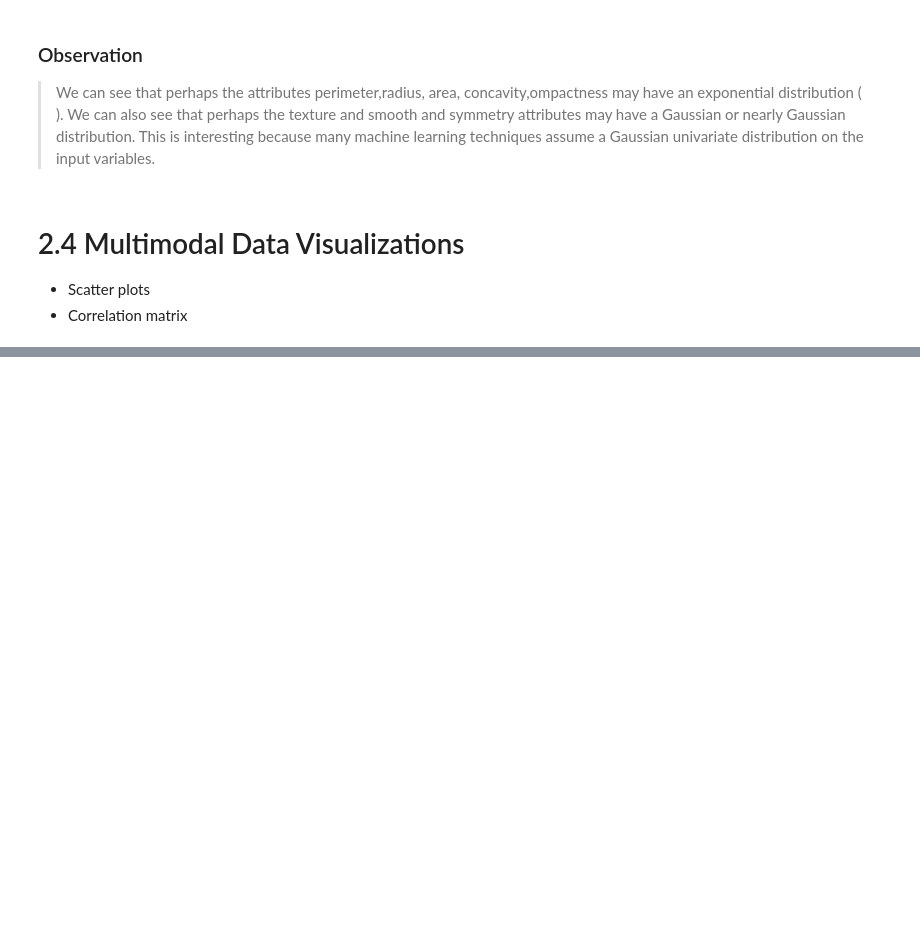
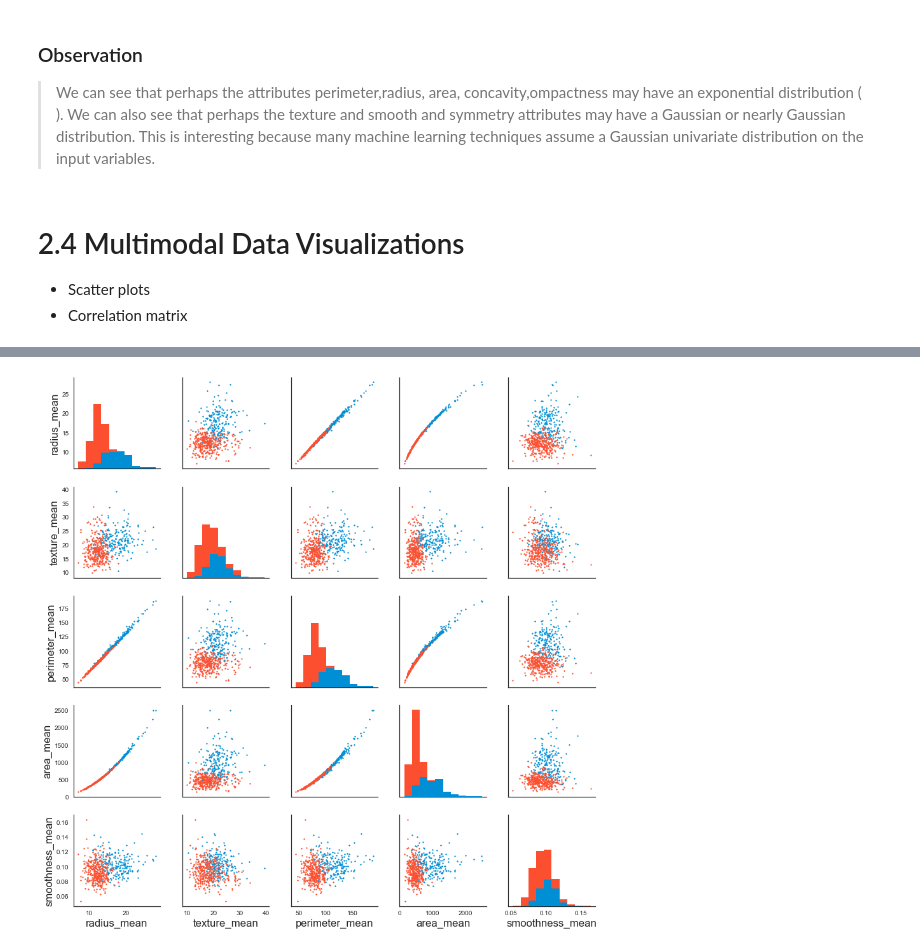
Before and after one commit to Jean-njoroge/Breast-cancer-risk-prediction, a Jupyter notebook: NB2_ExploratoryDataAnalysis.ipynb, the cells around one changed output, grey strips where cells are left out. Cells and saved outputs as stored; diff of their text form; code cells hidden in the pictures; blank space fills up the shorter version.

```diff
--- a/NB2_ExploratoryDataAnalysis.ipynb
+++ b/NB2_ExploratoryDataAnalysis.ipynb
@@ -277,0 +250,12 @@ ycorr.xycor.plot(kind='line', table=False, legend=True, use_index=True,label=Tru
+# %%
+
+plt.style.use('fivethirtyeight')
+sns.set_style("white")
+
+data = pd.read_csv('data/clean-data.csv', index_col=False)
+g = sns.PairGrid(data[[data.columns[1],data.columns[2],data.columns[3],
+                     data.columns[4], data.columns[5],data.columns[6]]],hue='diagnosis')
+g = g.map_diag(plt.hist)
+g = g.map_offdiag(plt.scatter, s = 3)
+# %% [output]
+[figure, added]
```
Also changed, not shown: parts of 22 cells of this notebook.
